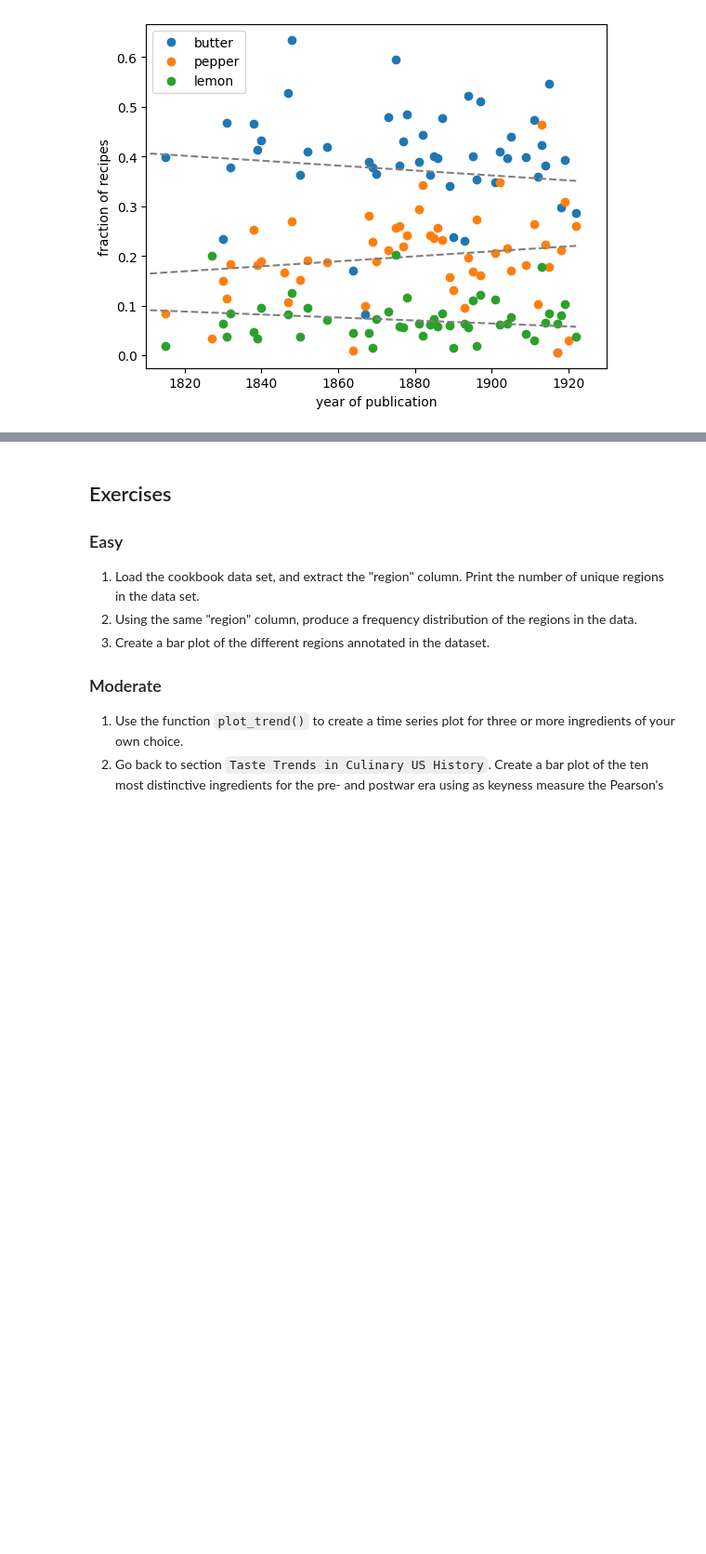
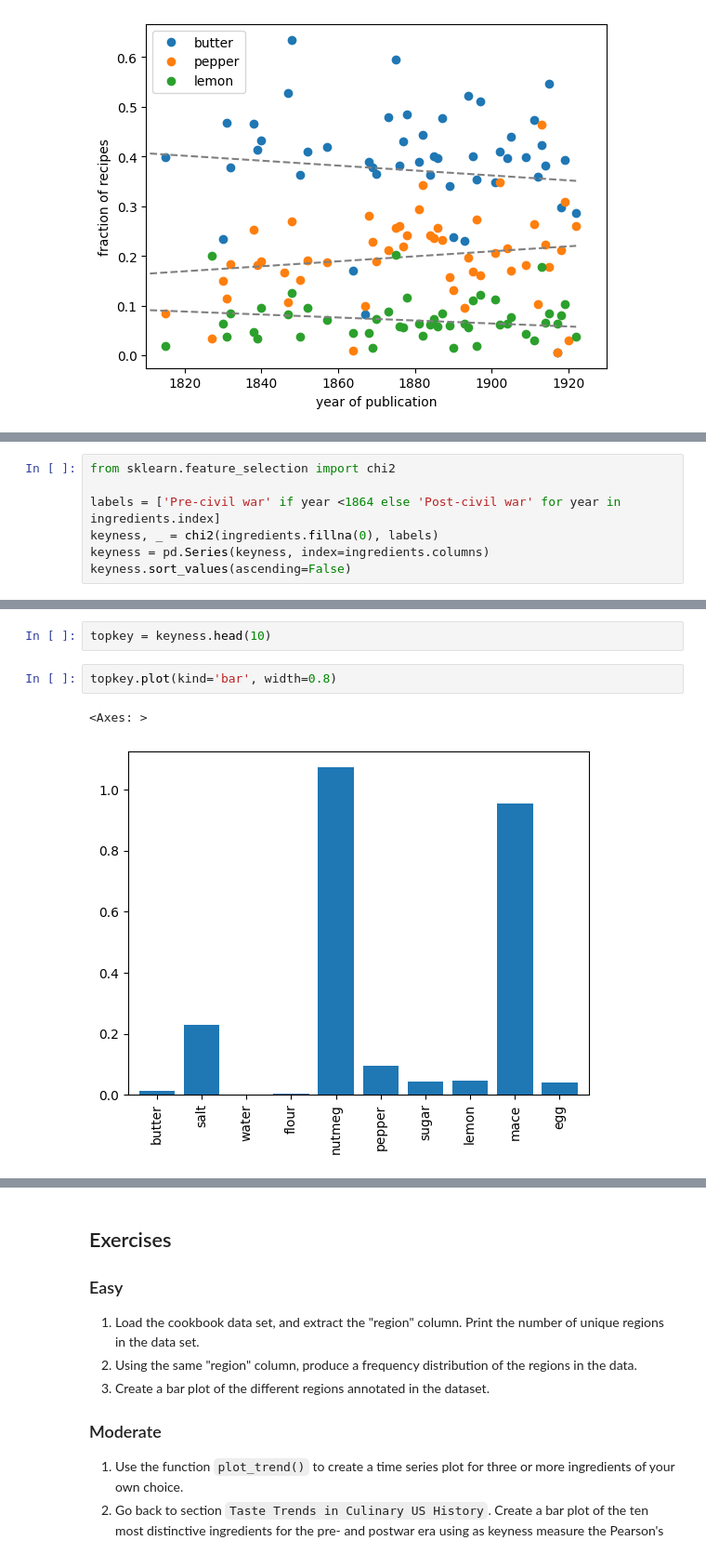
Before and after one commit to NienkeH/Creating-maps-in-R, a Jupyter notebook: 01-introduction-cook-books/01_exercises.ipynb, the cells around one changed output, grey strips where cells are left out. Shown at 93% size. Drawn from its saved outputs; the diff is of its cells as text; blank space fills up the shorter version.

```diff
--- a/01-introduction-cook-books/01_exercises.ipynb
+++ b/01-introduction-cook-books/01_exercises.ipynb
@@ -120,0 +116,7 @@ labels = [p[]]
+# %%
+from sklearn.feature_selection import chi2
+
+labels = ['Pre-civil war' if year <1864 else 'Post-civil war' for year in ingredients.index]
+keyness, _ = chi2(ingredients.fillna(0), labels)
+keyness = pd.Series(keyness, index=ingredients.columns)
+keyness.sort_values(ascending=False)
@@ -120,0 +138,7 @@ labels = [p[]]
+# %%
+topkey = keyness.head(10)
+# %%
+topkey.plot(kind='bar', width=0.8)
+# %% [output]
+<Axes: >
+[figure, added]
```
Also changed, not shown: parts of 6 cells of this notebook.
